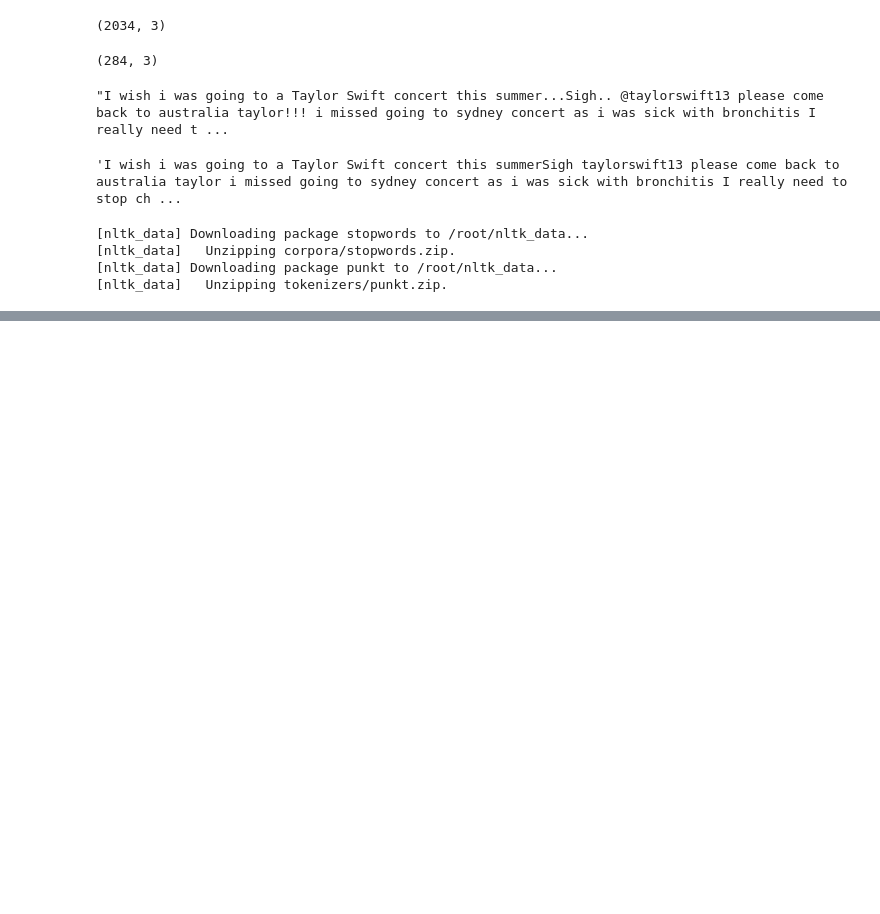
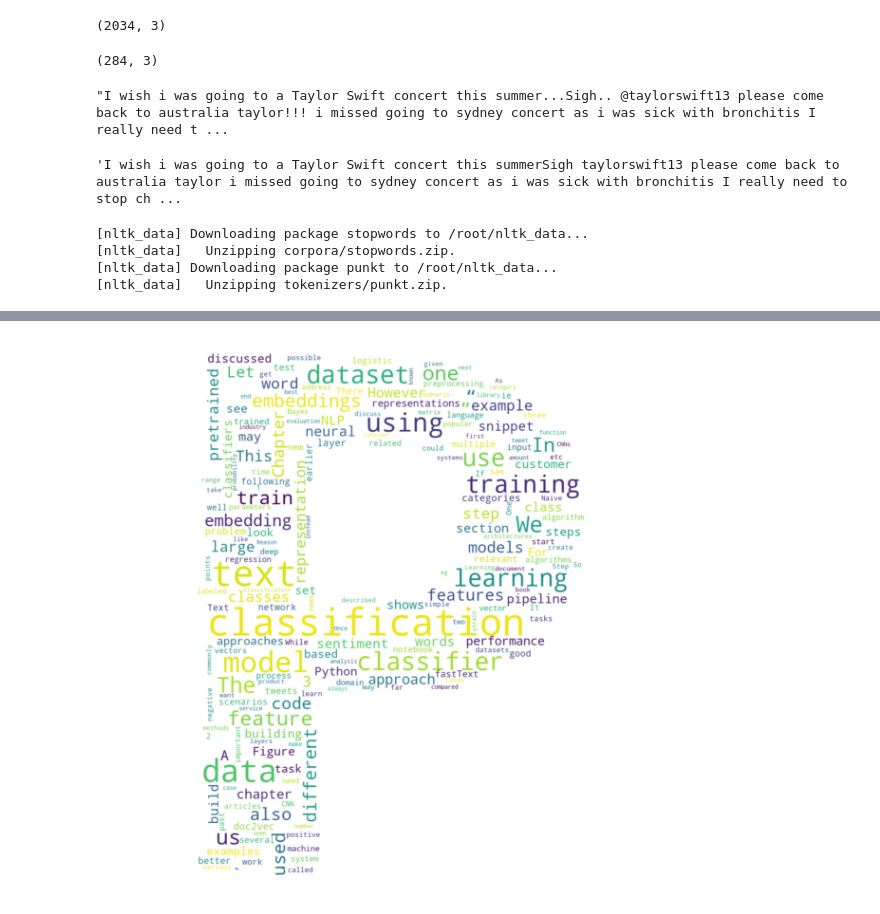
Before and after one commit to nishkalavallabhi/practicalnlp, a Jupyter notebook: Ch8/wordcloud.ipynb, the cells around one changed output, grey strips where cells are left out. Saved outputs shown, nothing was run; the diff lists cells and outputs as text; code cells hidden in the pictures; blank space fills up the shorter version.

```diff
--- a/Ch8/wordcloud.ipynb
+++ b/Ch8/wordcloud.ipynb
@@ -158,0 +184,5 @@ plt.show()
+# %%
+https://res.cloudinary.com/dk-find-out/image/upload/q_80,w_960,f_auto/DCTM_Penguin_UK_DK_AL526630_wkmzns.jpgmask_circle = np.array(Image.open(requests.get('https://previews.123rf.com/images/frescomovie/frescomovie1201/frescomovie120100042/11918955-letter-p-made-from-red-blood-cells-isolated-on-a-white-.jpg', stream=True).raw))
+generate_wordcloud(result_ch4, mask_circle)
+# %% [output]
+[figure, added]
```
Also changed, not shown: parts of 7 cells of this notebook.
